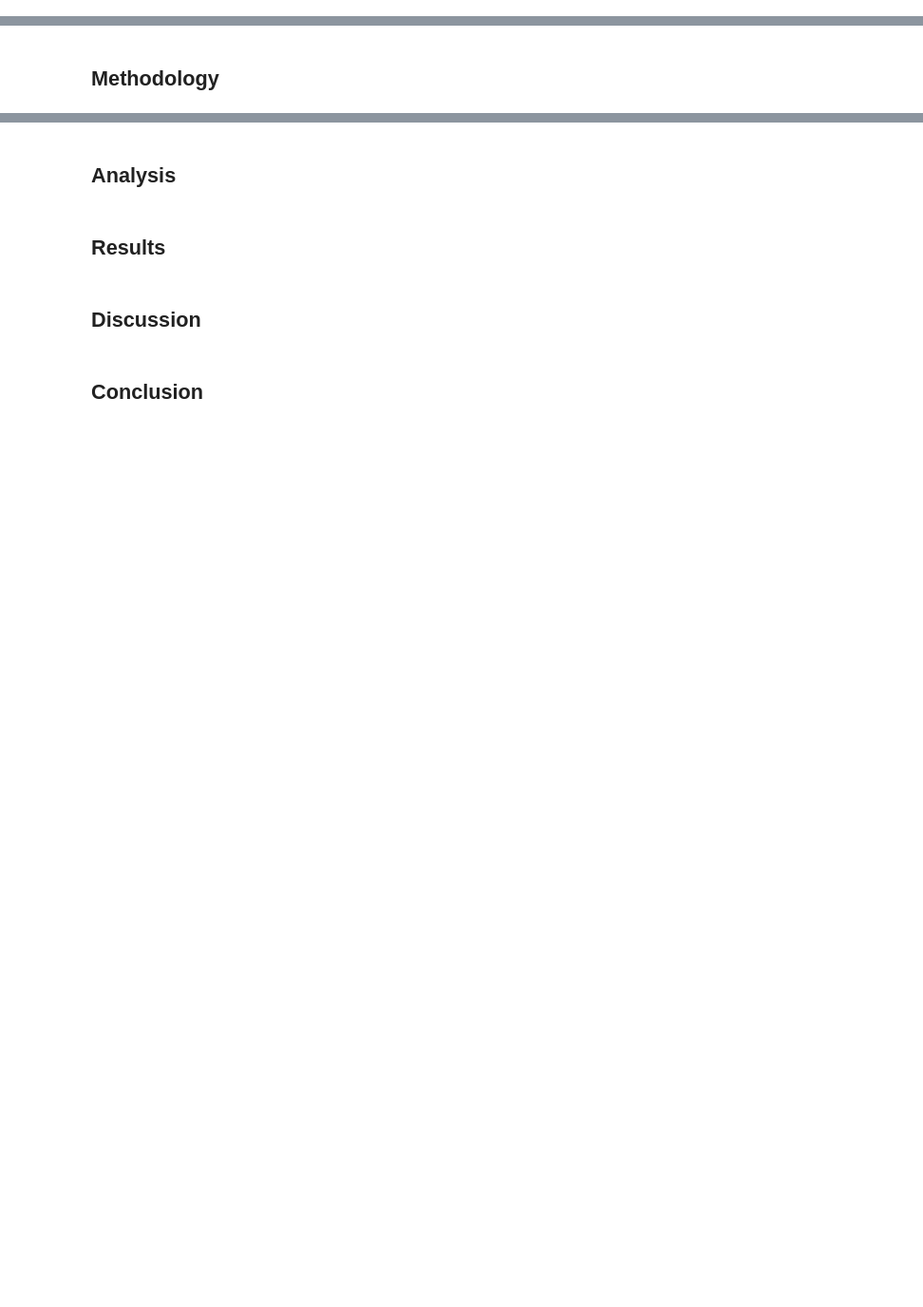
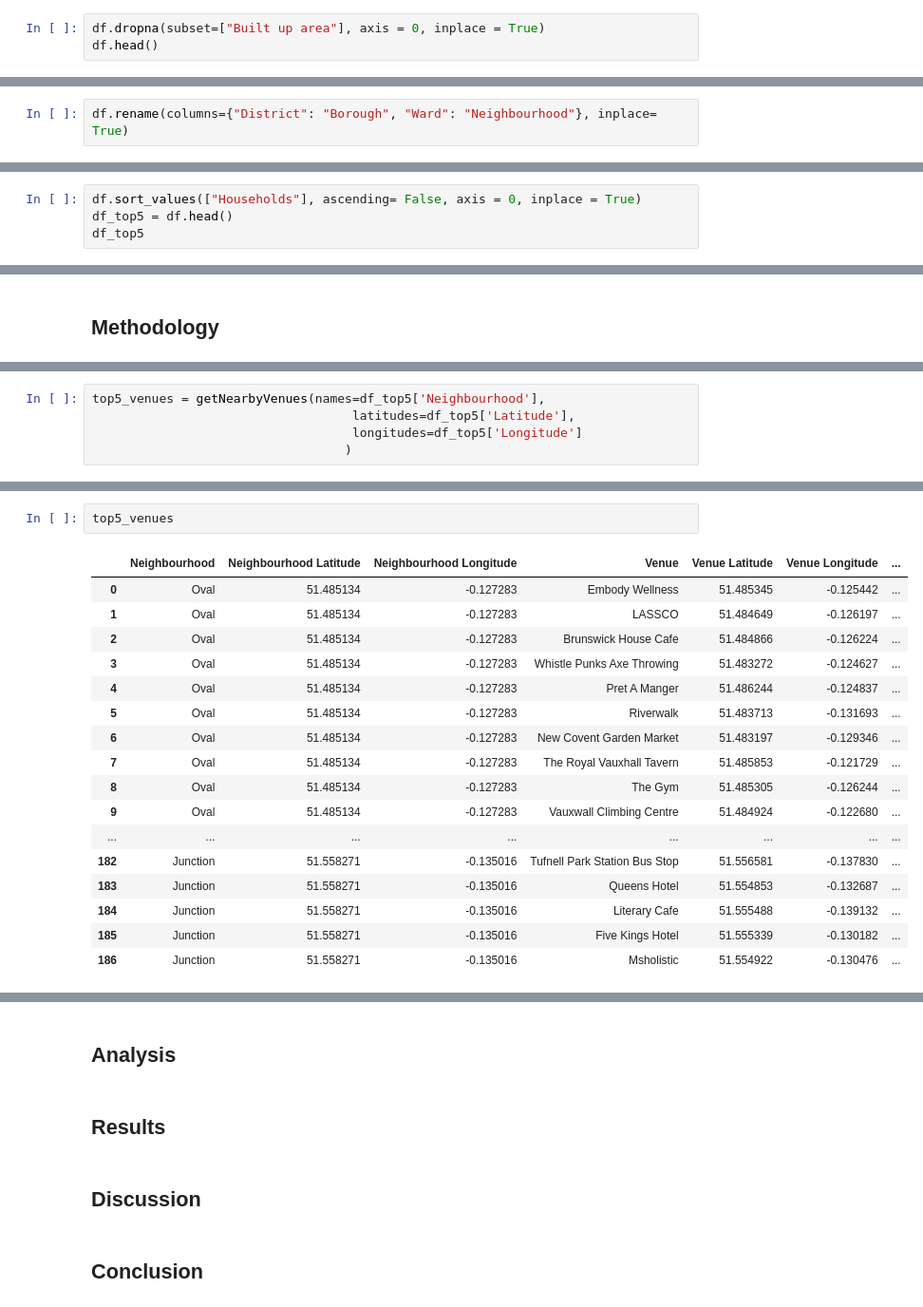
Before and after one commit to caitydows/coursera-capstone, a Jupyter notebook: Battle of the Neighbourhoods.ipynb, the cells around one changed output, grey strips where cells are left out. Shown at 95% size. Saved outputs shown, nothing was run; the diff lists cells and outputs as text; blank space fills up the shorter version.

```diff
--- a/Battle of the Neighbourhoods.ipynb
+++ b/Battle of the Neighbourhoods.ipynb
@@ -10,0 +141,3 @@
+# %%
+df.dropna(subset=["Built up area"], axis = 0, inplace = True)
+df.head()
@@ -10,0 +174,2 @@
+# %%
+df.rename(columns={"District": "Borough", "Ward": "Neighbourhood"}, inplace= True)
@@ -10,0 +187,4 @@
+# %%
+df.sort_values(["Households"], ascending= False, axis = 0, inplace = True)
+df_top5 = df.head()
+df_top5
@@ -12,0 +268,5 @@
+# %%
+top5_venues = getNearbyVenues(names=df_top5['Neighbourhood'],
+                                   latitudes=df_top5['Latitude'],
+                                   longitudes=df_top5['Longitude']
+                                  )
@@ -12,0 +290,20 @@
+# %%
+top5_venues
+# %% [output]
+|  | Neighbourhood | Neighbourhood Latitude | Neighbourhood Longitude | Venue | Venue Latitude | Venue Longitude | ... |
+| 0 | Oval | 51.485134 | -0.127283 | Embody Wellness | 51.485345 | -0.125442 | ... |
+| 1 | Oval | 51.485134 | -0.127283 | LASSCO | 51.484649 | -0.126197 | ... |
+| 2 | Oval | 51.485134 | -0.127283 | Brunswick House Cafe | 51.484866 | -0.126224 | ... |
+| 3 | Oval | 51.485134 | -0.127283 | Whistle Punks Axe Throwing | 51.483272 | -0.124627 | ... |
+| 4 | Oval | 51.485134 | -0.127283 | Pret A Manger | 51.486244 | -0.124837 | ... |
+| 5 | Oval | 51.485134 | -0.127283 | Riverwalk | 51.483713 | -0.131693 | ... |
+| 6 | Oval | 51.485134 | -0.127283 | New Covent Garden Market | 51.483197 | -0.129346 | ... |
+| 7 | Oval | 51.485134 | -0.127283 | The Royal Vauxhall Tavern | 51.485853 | -0.121729 | ... |
+| 8 | Oval | 51.485134 | -0.127283 | The Gym | 51.485305 | -0.126244 | ... |
+| 9 | Oval | 51.485134 | -0.127283 | Vauxwall Climbing Centre | 51.484924 | -0.122680 | ... |
+| ... | ... | ... | ... | ... | ... | ... | ... |
+| 182 | Junction | 51.558271 | -0.135016 | Tufnell Park Station Bus Stop | 51.556581 | -0.137830 | ... |
+| 183 | Junction | 51.558271 | -0.135016 | Queens Hotel | 51.554853 | -0.132687 | ... |
+| 184 | Junction | 51.558271 | -0.135016 | Literary Cafe | 51.555488 | -0.139132 | ... |
+| 185 | Junction | 51.558271 | -0.135016 | Five Kings Hotel | 51.555339 | -0.130182 | ... |
+| 186 | Junction | 51.558271 | -0.135016 | Msholistic | 51.554922 | -0.130476 | ... |
```
Also changed, not shown: parts of 52 cells of this notebook.
